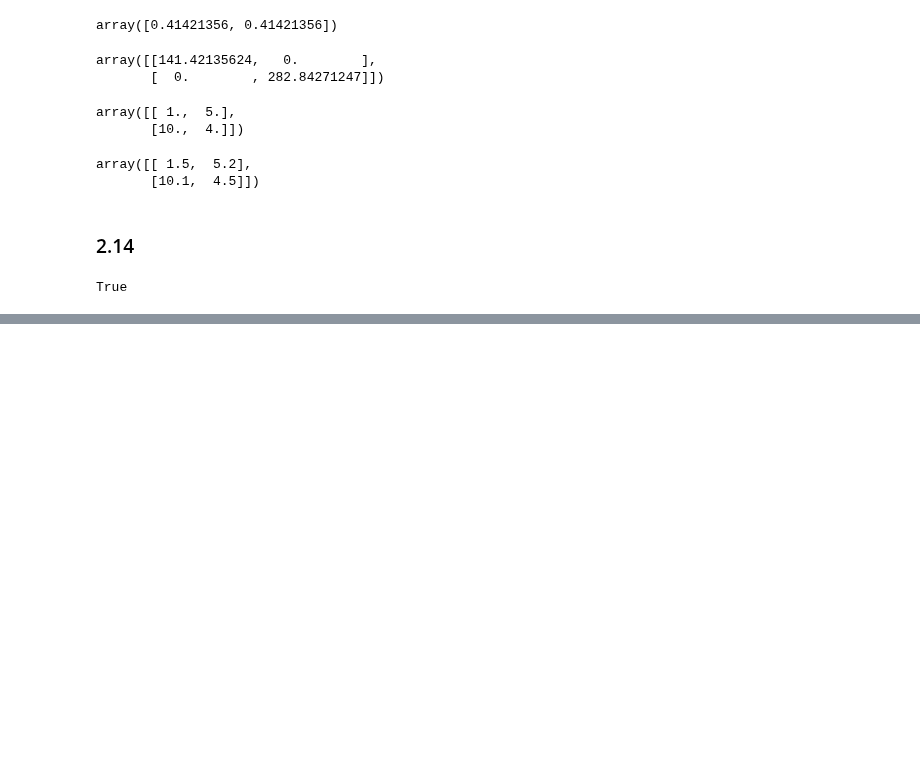
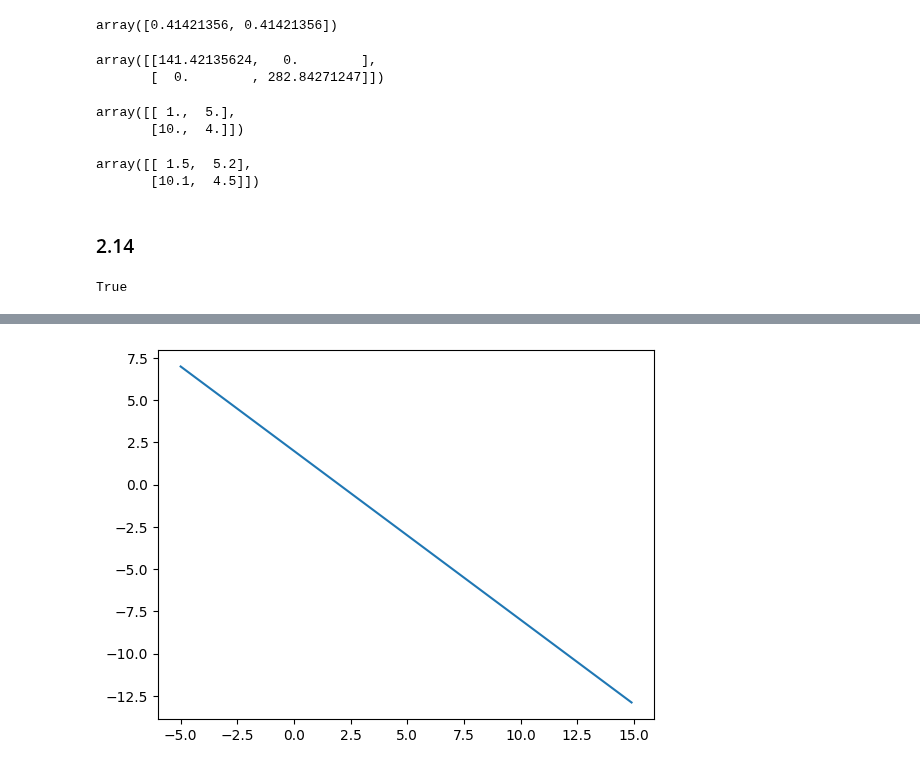
Before and after one commit to gigatskhondia/finite_elements_and_engineering, a Jupyter notebook: Bathe/paragraph_2.ipynb, the cells around one changed output, grey strips where cells are left out. Saved outputs shown, nothing was run; the diff lists cells and outputs as text; code cells hidden in the pictures; blank space fills up the shorter version.

```diff
--- a/Bathe/paragraph_2.ipynb
+++ b/Bathe/paragraph_2.ipynb
@@ -834,0 +978,2 @@ matrix([[ 0.11528734, -0.23718602, -0.57913192],
+# %%
+A2=np.delete(A1, -1, axis=0)
@@ -834,0 +984,2 @@ matrix([[ 0.11528734, -0.23718602, -0.57913192],
+# %%
+A2=np.delete(A2, -1, axis=1)
@@ -834,0 +996,2 @@ matrix([[ 0.11528734, -0.23718602, -0.57913192],
+# %%
+p2=lambda x: np.linalg.det(A2-x*np.identity(1))
@@ -834,0 +1002,8 @@ matrix([[ 0.11528734, -0.23718602, -0.57913192],
+# %%
+xpoints = np.array([i*0.1 for i in range(-50,150)])
+ypoints = np.array([p2(i*0.1 ) for i in range(-50,150)])
+# %%
+plt.plot(xpoints, ypoints)
+plt.show()
+# %% [output]
+[figure, added]
```
Also changed, not shown: parts of 54 cells of this notebook.
